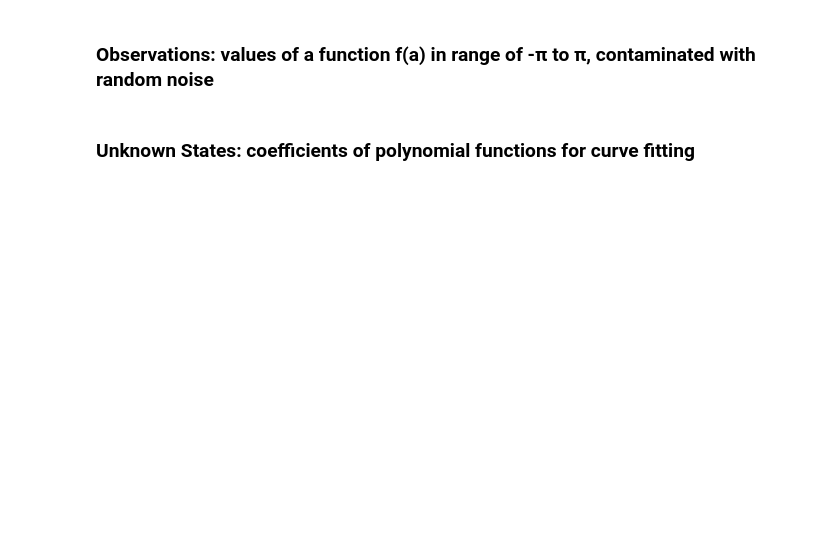
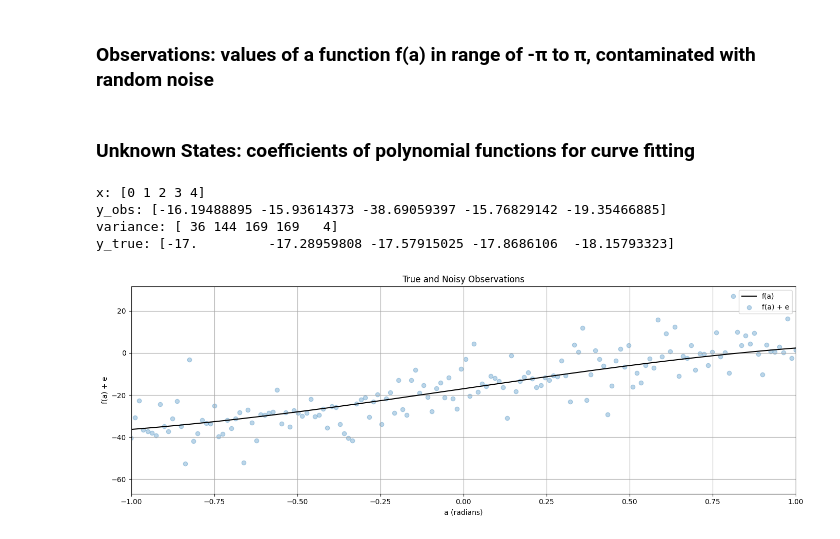
Before and after one commit to nathanielmills-101/ENGG680_2025_Fall, a Jupyter notebook: Lab_Assignment 1/Assignment1.ipynb, the cells around one changed output. Drawn from its saved outputs; the diff is of its cells as text; code cells hidden in the pictures; blank space fills up the shorter version.

```diff
--- a/Lab_Assignment 1/Assignment1.ipynb
+++ b/Lab_Assignment 1/Assignment1.ipynb
@@ -714,13 +702,49 @@ l_true = #...
+# %%
+# step 2
+# Load data.xlsx file, which contains the observations (with noise), variance of observations and true observations
+# hint: use pandas library to parse excel file and use numpy library to convert it to array
+# (1 mark)
+
+# Download Excel File
+url = 'https://github.com/nathanielmills-101/ENGG680_2025_Fall/raw/main/Lab_Assignment%201/data.xlsx'
+r = requests.get(url)
+with open('data.xlsx', 'wb') as f:
+    f.write(r.content)
+
+# Read Excel
+df = pd.read_excel('data.xlsx')
+
+# Clean spaces in the columns names
+df.columns = df.columns.str.strip()
+
+# Extracting Numpy Arrays using the correct name
+y_obs = df['l'].to_numpy()       # Noise observations
+variance = df['l_var'].to_numpy()  # Variance of Observations
+y_true = df['l_true'].to_numpy()   # True observations
+
+# Generate X as index row
+x = np.arange(len(y_obs))
+
+# Print first rows to verify
+print("x:", x[:5])
+print("y_obs:", y_obs[:5])
+print("variance:", variance[:5])
+print("y_true:", y_true[:5])
+# %% [output]
+x: [0 1 2 3 4]
+y_obs: [-16.19488895 -15.93614373 -38.69059397 -15.76829142 -19.35466885]
+variance: [ 36 144 169 169   4]
+y_true: [-17.         -17.28959808 -17.57915025 -17.8686106  -18.15793323]
 # %%
 # step 3
 # define the number of observation n
 # (1 mark)
-n = #...
+n = len(y_obs)
 
 # define the observation weight matrix P for LSE as identity matrix
 # identity weight matrix simply means the observations will be unweighted in the following LSE
 # (1 mark)
-P = #...
+P = np.identity(n)
 
 # define the range of function input(i.e., constants a), from start to end; and the numerical array of a
 start = -1* np.pi
@@ -729,20 +753,36 @@ a = np.linspace(start, end, n)
 # %%
 # step 4
 # use the matplotlib to plot the true and noisy observations together in one single figure
 # use scatter for noisy observation plotting
 # for the true observation, label it as "f(a)"" and set color as 'k'
 # for the noisy observation scatter plot, label it as "f(a) + e", set color as 'tab:blue', set marker as 'o' and set alpha as 0.3
 # include proper axis labels, legend and title
 # scale the range of x-axis to be -1 to 1
 # keep this format for the rest of the plots in this lab assignment
 # (2 marks)
 
 fig, ax = plt.subplots(nrows=1, ncols=1, figsize=(14, 5))
 
-# ...
+# Graphic of True Observations
+ax.plot(a, y_true, label='f(a)', color='k')
 
+# Graphic of Noisy Observations
+ax.scatter(a, y_obs, label='f(a) + e', color='tab:blue', marker='o', alpha=0.3)
+
+# Axis labes, legend and title
+ax.set_xlabel('a (radians)')
+ax.set_ylabel('f(a) + e')
+ax.set_title('True and Noisy Observations')
+
+#Labels and limits of x-axis
+ax.legend()
+ax.set_xlim(-1,1)
+
+#Format Adjustment
 ax.grid(True, which='both',ls='-',color='0.65')
 fig.tight_layout()
+# %% [output]
+[figure, added]
 # %%
 # step 5
 # define a curve fitting function named fit_polynomial_curve
```
Also changed, not shown: parts of 12 cells of this notebook.
